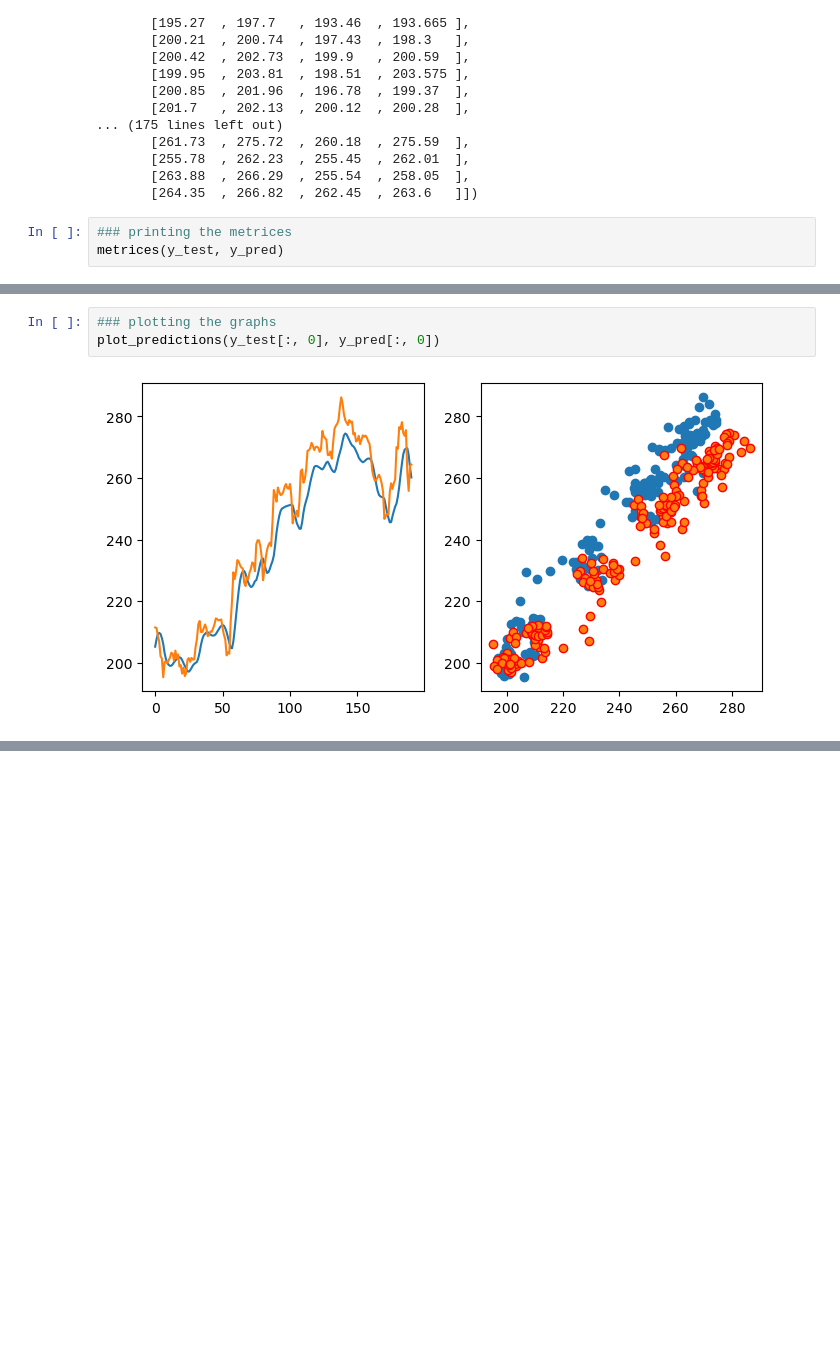
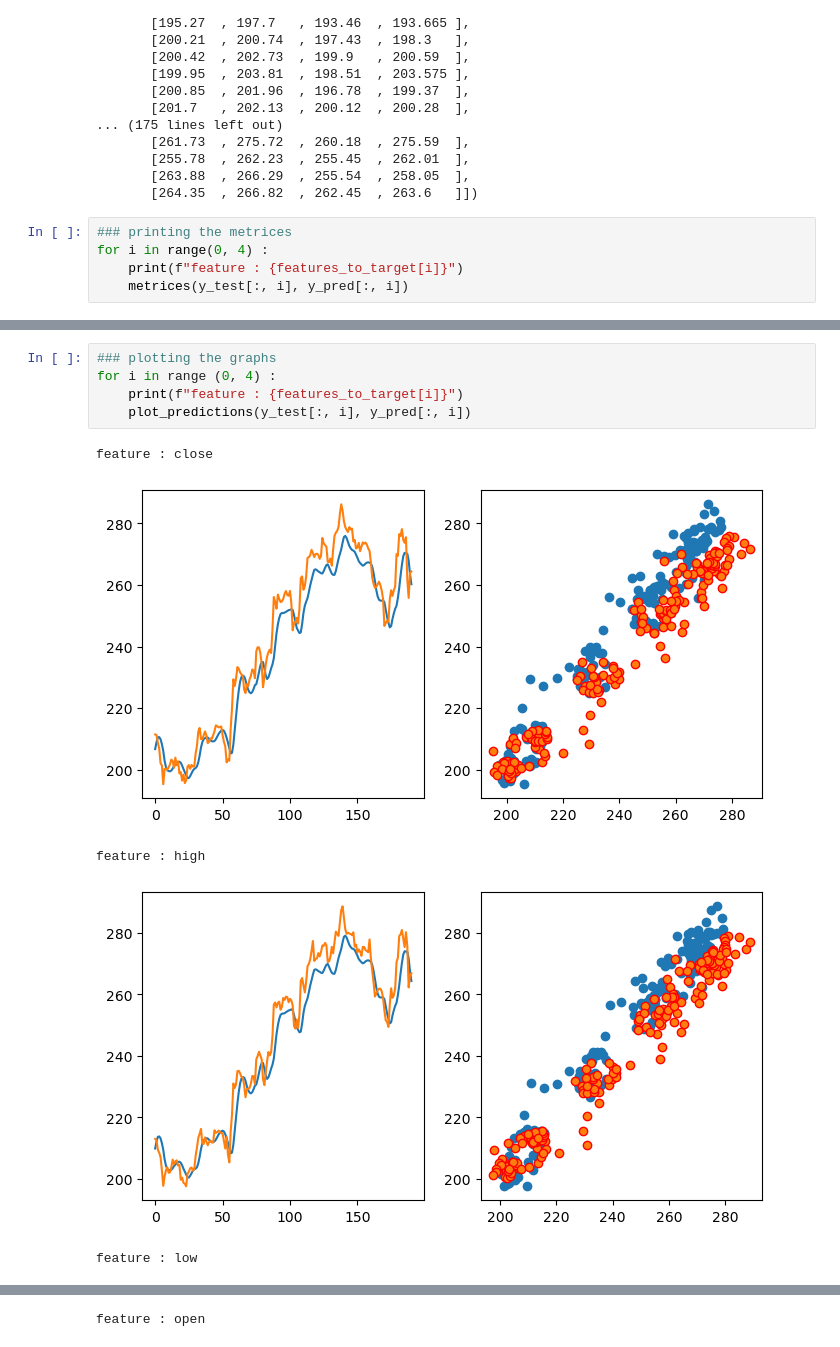
Before and after one commit to utsav87589/LSTM---Stock-price-prediction, a Jupyter notebook: v1/notebooks/many_to_many.ipynb, the cells around one changed output, grey strips where cells are left out. Drawn from its saved outputs; the diff is of its cells as text; blank space fills up the shorter version.

```diff
--- a/v1/notebooks/many_to_many.ipynb
+++ b/v1/notebooks/many_to_many.ipynb
@@ -239,5 +241,7 @@ array([[211.45  , 212.96  , 209.54  , 210.95  ],
        [264.35  , 266.82  , 262.45  , 263.6   ]])
 # %%
 ### printing the metrices
-metrices(y_test, y_pred)
+for i in range(0, 4) :
+    print(f"feature : {features_to_target[i]}")
+    metrices(y_test[:, i], y_pred[:, i])
 # %% [output]
@@ -247,5 +264,11 @@ RMSE : 7.6392573408851785
 # %%
 ### plotting the graphs
-plot_predictions(y_test[:, 0], y_pred[:, 0])
+for i in range (0, 4) :
+    print(f"feature : {features_to_target[i]}")
+    plot_predictions(y_test[:, i], y_pred[:, i])
 # %% [output]
+feature : close
-[figure, old version]
+[figure, new version]
+feature : high
+[figure, added]
+feature : low
@@ -251,0 +276 @@ plot_predictions(y_test[:, 0], y_pred[:, 0])
+feature : open
```
Also changed, not shown: parts of 19 cells of this notebook.
